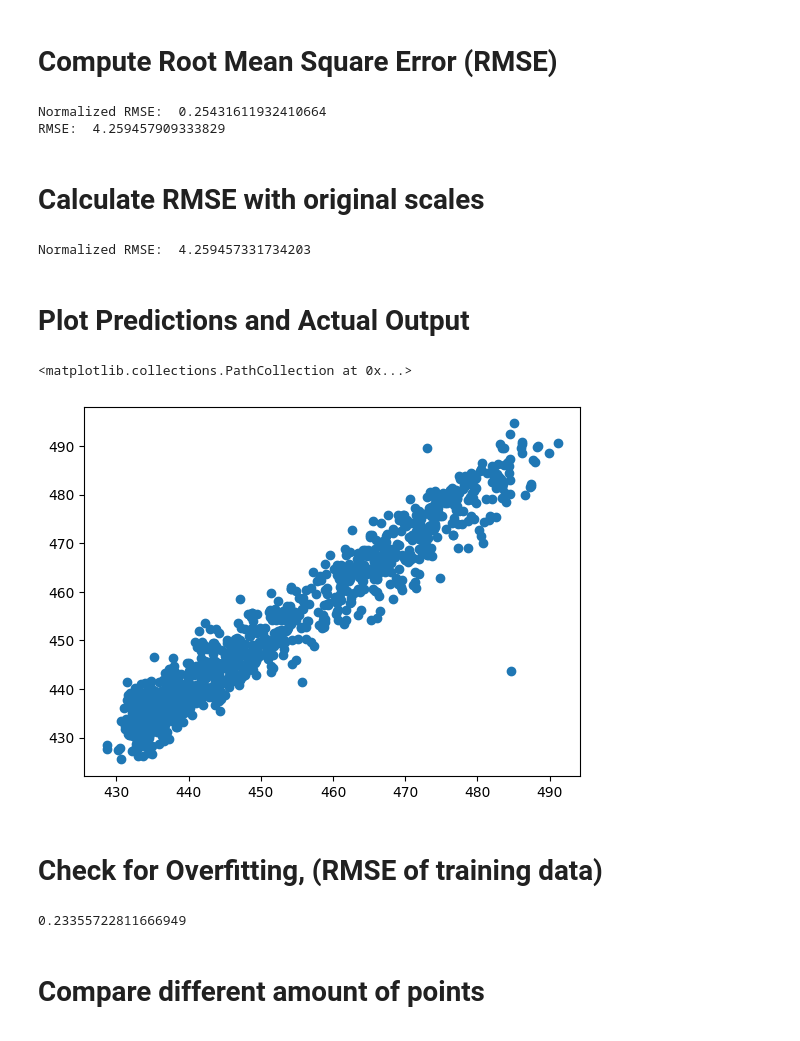
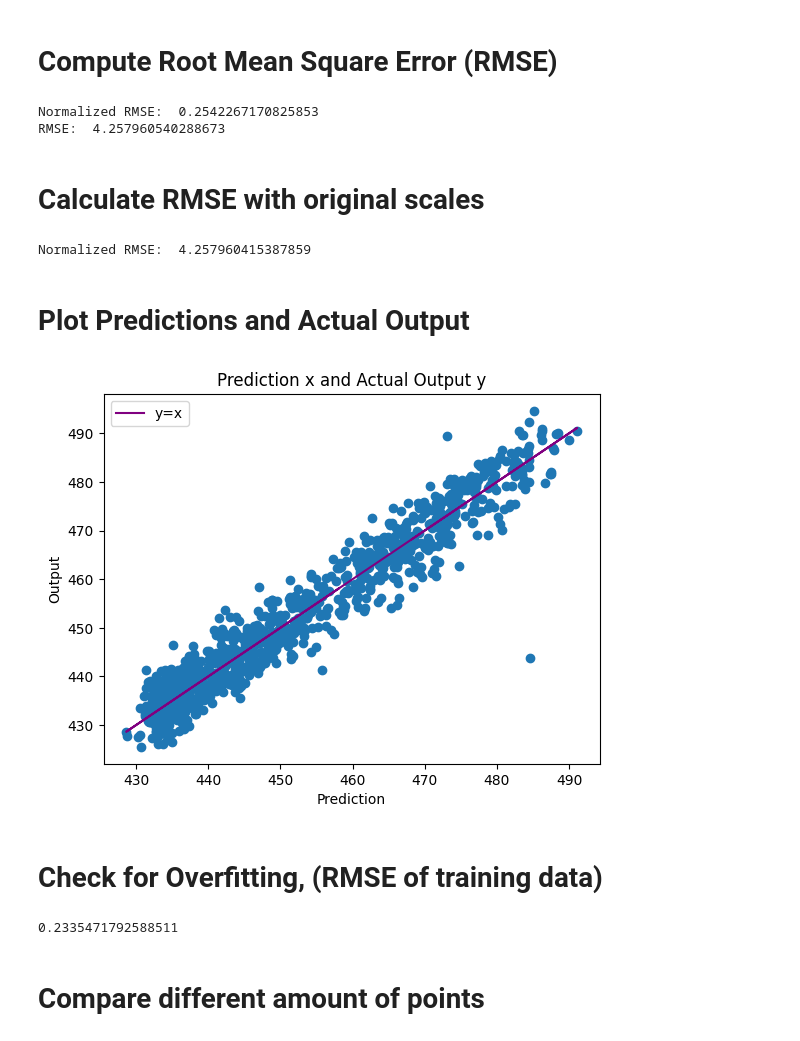
Before and after one commit to Sabelz/Gaussian_Processes_Inducing_Points, a Jupyter notebook: GPs/GPPowerPlant.ipynb, the cells around one changed output. Cells and saved outputs as stored; diff of their text form; code cells hidden in the pictures.

```diff
--- a/GPs/GPPowerPlant.ipynb
+++ b/GPs/GPPowerPlant.ipynb
@@ -148,7 +149,7 @@ Wall time: 1min 34s
 # %%
 with torch.no_grad(), gpytorch.settings.fast_pred_var(): # https://arxiv.org/abs/1803.06058
   model.eval() # eval mode is for computing predictions through the model posterior
-  f_preds = model(xTest) # returns the model posterior distribution p(f* | x*, X, y), for training data X, y
+  f_preds = model(xTest_standardized) # returns the model posterior distribution p(f* | x*, X, y), for training data X, y
   f_mean = f_preds.mean # Predictive mean
   f_var = f_preds.variance # Predictive variance
   f_covar = f_preds.covariance_matrix # Covariance matrix
@@ -176,7 +177,7 @@ with torch.no_grad(), gpytorch.settings.fast_pred_var(): # https://arxiv.org/abs
 # %% [markdown]
 # Compute Root Mean Square Error (RMSE)
 # %%
-squared_error = (prediction_means -  yTest_standardized)**2 # Compute the squared error
+squared_error = (prediction_means -  yTest_standardized.numpy())**2 # Compute the squared error
 
 mean_SE = squared_error.mean() # Compute the mean squared error
 
@@ -185,15 +186,15 @@ root_MSE = math.sqrt(mean_SE) # Compute the square root of the mean squared erro
 print("Normalized RMSE: ", root_MSE)
 # To transform the RMSE back to the original scale after normalization,
 # you can simply multiply the RMSE by the standard deviation of the original output data and add the mean
-print("RMSE: ", (root_MSE * y_std2) + yTestStandardizedMean)
+print("RMSE: ", (root_MSE * yTest_std) + yTest_standardized_mean)
 # %% [output]
-Normalized RMSE:  0.25431611932410664
-RMSE:  4.259457909333829
+Normalized RMSE:  0.2542267170825853
+RMSE:  4.257960540288673
 # %% [markdown]
 # Calculate RMSE with original scales
 # %%
 meanTensor = torch.tensor(prediction_means) # Convert to tensor
-predictions_original = ((meanTensor*y_std2)+y_mean2) # Transform to original scale
+predictions_original = ((meanTensor*yTest_std)+yTest_mean) # Transform to original scale
 
 squared_error = (predictions_original -  yTest)**2 # Compute the squared error
 
@@ -203,14 +204,19 @@ root_MSE = math.sqrt(mean_SE) # Compute the square root of the mean squared erro
 
 print("Normalized RMSE: ", root_MSE)
 # %% [output]
-Normalized RMSE:  4.259457331734203
+Normalized RMSE:  4.257960415387859
 # %% [markdown]
 # Plot Predictions and Actual Output
-# %%
-plt.scatter(predictions_original, yTest) # Transform predictions back to original scale
-# %% [output]
-<matplotlib.collections.PathCollection at 0x...>
-[figure, removed]
+# %%
+plt.scatter(predictions_original, yTest) # Transform predictions back to original scale
+plt.plot(predictions_original, predictions_original, color = 'purple', label = 'y=x')
+plt.title('Prediction x and Actual Output y')
+plt.xlabel('Prediction')
+plt.ylabel('Output')
+plt.legend()
+plt.show()
+# %% [output]
+[figure, added]
 # %% [markdown]
 # Check for Overfitting, (RMSE of training data)
 # %%
@@ -219,11 +225,10 @@ likelihood.eval()
 
 # Make predictions by feeding model through likelihood
 with torch.no_grad(), gpytorch.settings.fast_pred_var(): # https://arxiv.org/abs/1803.06058
-    observed_pred_train = likelihood(model(xTrain))# gives us the posterior predictive distribution p(y* | x*, X, y) which is the probability distribution over the predicted output value
+    observed_pred_train = likelihood(model(xTrain_standardized))# gives us the posterior predictive distribution p(y* | x*, X, y) which is the probability distribution over the predicted output value
     mean_train = observed_pred_train.mean.numpy()
 
-yTrain_Numpy = yTrain.numpy() # Convert to numpy
-squared_error_train = (mean_train - yTrain_Numpy)**2 # Compute the squared error
+squared_error_train = (mean_train - yTrain_standardized.numpy())**2 # Compute the squared error
 
 mean_SE_train = squared_error_train.mean() # Compute the mean squared error
 
@@ -231,7 +236,7 @@ root_MSE_train = math.sqrt(mean_SE_train) # Compute the square root of the mean
 
 root_MSE_train
 # %% [output]
-0.23355722811666949
+0.2335471792588511
 # %% [markdown]
 # Compare different amount of points
 # %%
```
Also changed, not shown: parts of 14 cells of this notebook.
